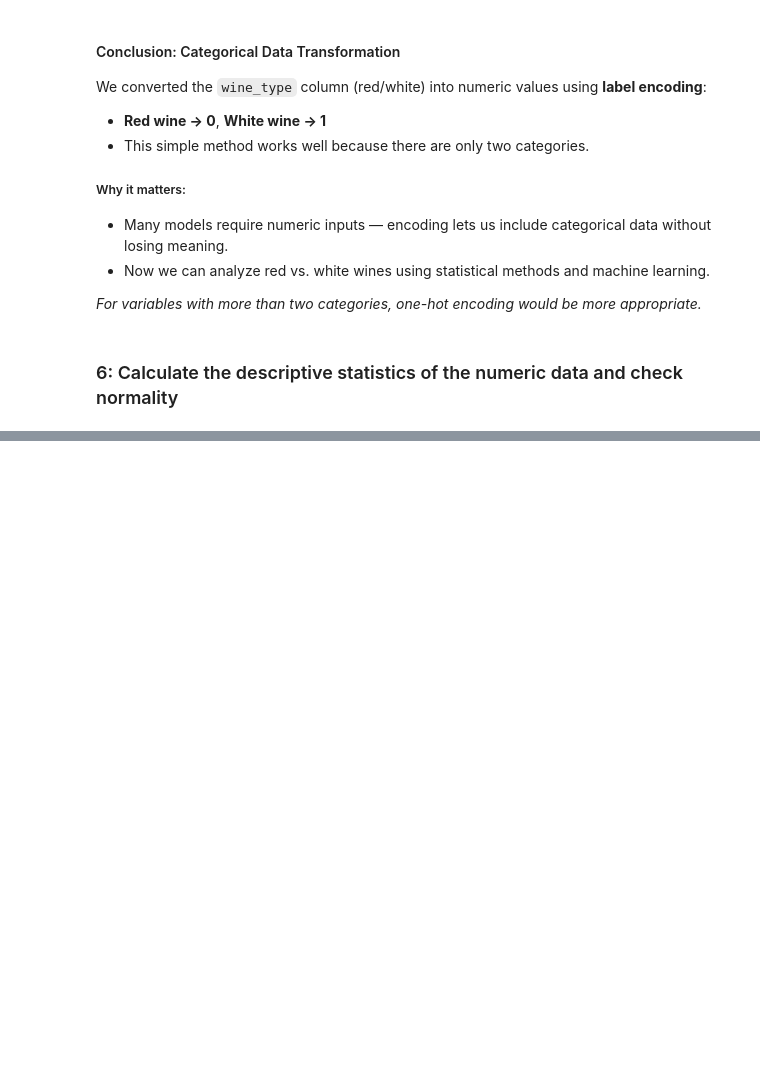
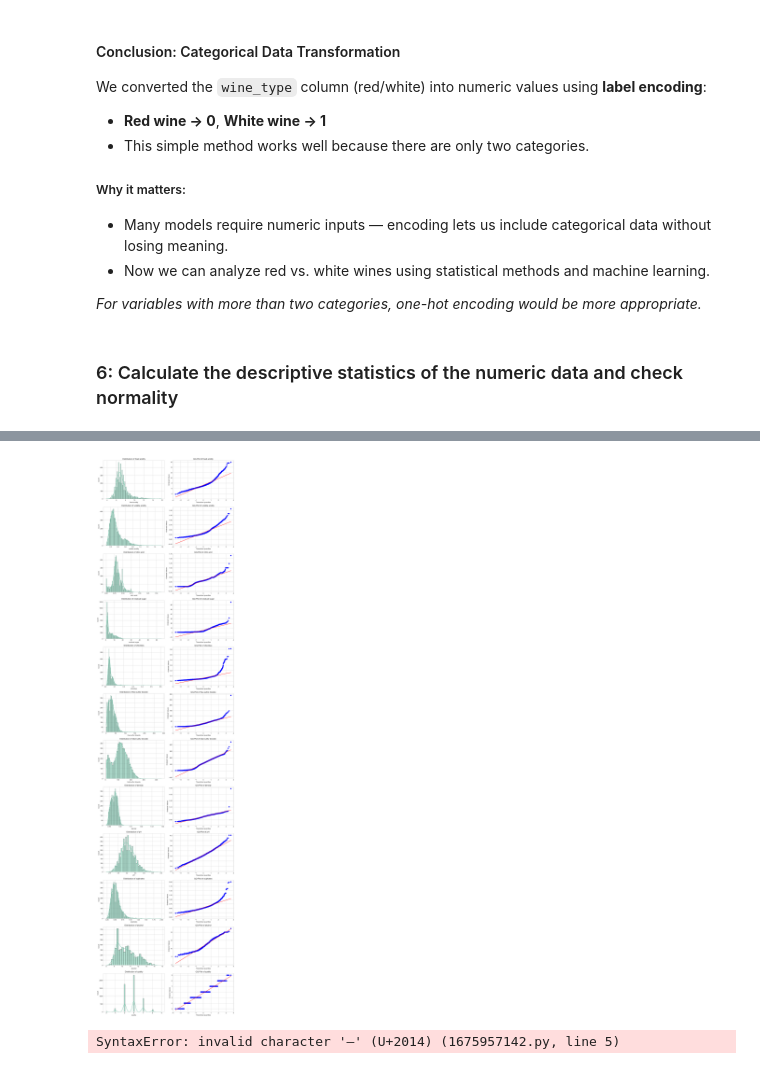
Before and after one commit to AlberteVallentin/Dat-BI-Gruppe7, a Jupyter notebook: MP2/DataPreProcessing/Wine_Quality_MP2-2.ipynb, the cells around one changed output, grey strips where cells are left out. Drawn from its saved outputs; the diff is of its cells as text; code cells hidden in the pictures; blank space fills up the shorter version.

```diff
--- a/MP2/DataPreProcessing/Wine_Quality_MP2-2.ipynb
+++ b/MP2/DataPreProcessing/Wine_Quality_MP2-2.ipynb
@@ -575,7 +575,7 @@ We converted the `wine_type` column (red/white) into numeric values using **labe
 # %% [markdown]
 ### 6: Calculate the descriptive statistics of the numeric data and check normality
 # %%
-print("\nDescriptive statistics for numeric date:")
-stats = df_encoded_new.describe()
-display(stats)
+print("\nDescriptive statistics for numeric data:")
+numeric_cols = df_encoded_new.describe()
+display(numeric_cols)
 # %% [output]
@@ -593,0 +644,35 @@ print
+# %%
+def visualize_distributions(df):
+    """
+    Visualizes the distribution of all numeric columns with histogram and QQ-plot.
+    """
+    num_cols = [col for col in df.select_dtypes(include=['float64', 'int64']).columns
+                if col != 'wine_type']
+
+    fig, axes = plt.subplots(len(num_cols), 2, figsize=(12, 4 * len(num_cols)))
+
+    for i, col in enumerate(num_cols):
+        ax1 = axes[i, 0] if len(num_cols) > 1 else axes[0]
+        ax2 = axes[i, 1] if len(num_cols) > 1 else axes[1]
+
+        sns.histplot(df[col], kde=True, ax=ax1)
+        ax1.set_title(f'Distribution of {col}')
+
+        stats.probplot(df[col], dist="norm", plot=ax2)
+        ax2.set_title(f'QQ-Plot of {col}')
+
+    plt.tight_layout()
+    plt.show()
+
+visualize_distributions(df_encoded_new)
+# %% [output]
+[figure, added]
+# %%
+#### Conclusion:
+
+None of the numeric variables are normally distributed (p < 0.01).
+Some, like residual sugar and chlorides, are highly right-skewed.
+Even moderately skewed variables, like alcohol, fail the tests—likely due to the large sample size.
+This suggests normality-based methods may not be appropriate without transformation
+# %% [output]
+SyntaxError: invalid character '—' (U+2014) (1675957142.py, line 5)
```
Also changed, not shown: parts of 4 cells of this notebook.
